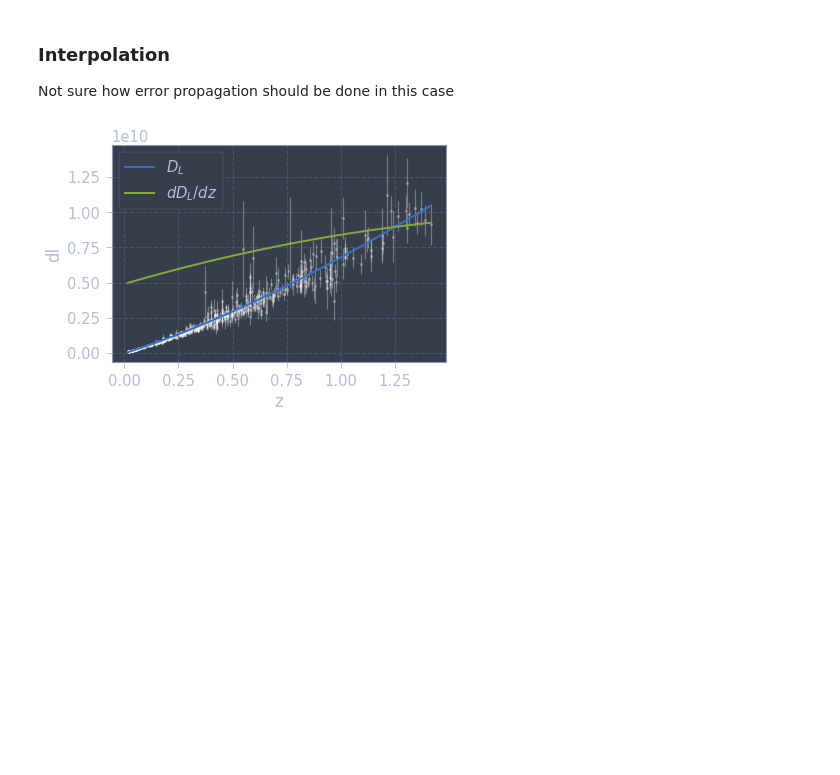
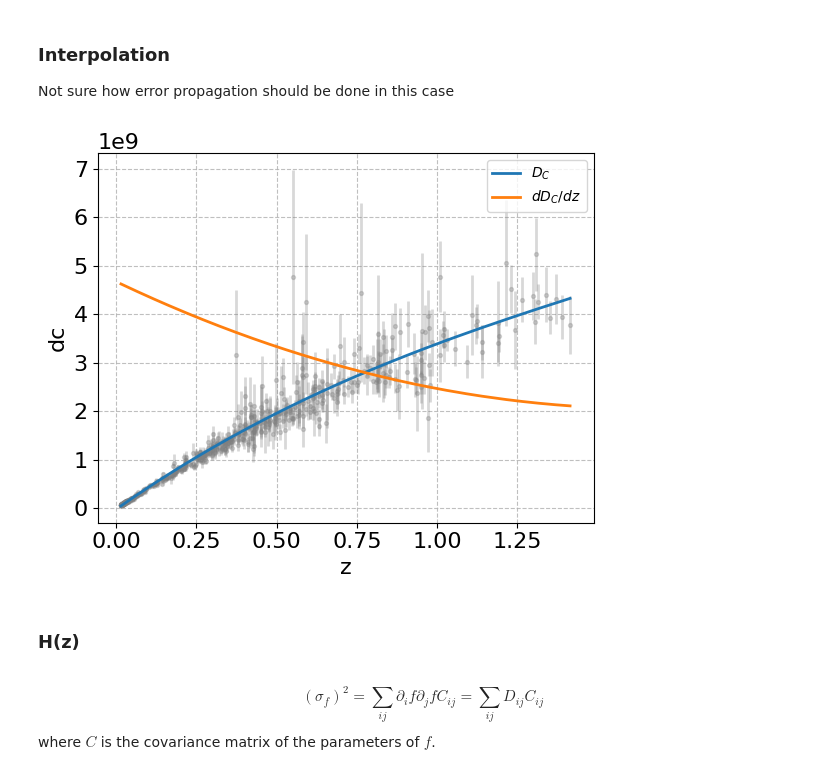
Before and after one commit to modw/isw-from-h, a Jupyter notebook: Getting H(z) from Union catalog.ipynb, the cells around one changed output. Cells and saved outputs as stored; diff of their text form; code cells hidden in the pictures; blank space fills up the shorter version.

```diff
--- a/Getting H(z) from Union catalog.ipynb
+++ b/Getting H(z) from Union catalog.ipynb
@@ -18,6 +17,11 @@ import scipy.optimize as opt
 import scipy.interpolate as itp
 
 %matplotlib inline
+# %%
+# plot style
+import jupyterthemes.jtplot as jtplot
+jtplot.reset()
+plt.style.use('paper')
 # %%
 # reading data and assigning to a pandas dataframe
 # name, redshift, distance modulus, distance modulus error
@@ -108,20 +145,22 @@ Not sure how error propagation should be done in this case
 # %%
 # x and y values to interpolate over
 x = udf.z.values
-y = udf.dl.values/udf.dl.max() #normalizing to facilitate smoothing
+y = udf.dc.values/udf.dc.max() #normalizing to facilitate smoothing
 # %%
 # fitting cubic spline, 's' is the smoothing parameter
 spl = itp.UnivariateSpline(x,y,k=3,s=10)
 # rescaling back
-def dl_spl(x,i=0):
-    return spl(x,i)*udf.dl.max()
+def dc_spl(x,i=0):
+    return spl(x,i)*udf.dc.max()
 
 #plotting
-udf.plot.scatter(x='z',y='dl',yerr='dl_err',c='white',alpha=0.3,s=8);
-plt.plot(x,dl_spl(x),lw=2, label=r"$D_L$")
-plt.plot(x,dl_spl(x,1),lw=2, label=r"$d D_L/dz$")
+udf.plot.scatter(x='z',y='dc',yerr='dc_err',c='Gray',alpha=0.3,s=8);
+plt.plot(x,dc_spl(x),lw=2, label=r"$D_C$")
+plt.plot(x,dc_spl(x,1),lw=2, label=r"$d D_C/dz$")
 
 plt.legend()
 plt.show()
 # %% [output]
-[figure, old version]
+[figure, new version]
+# %% [markdown]
+### H(z)
@@ -127,0 +177,3 @@ plt.show()
+# %% [markdown]
+$$(\sigma_f)^2 = \sum_{ij} \partial_i f \partial_j f C_{ij} = \sum_{ij} D_{ij} C_{ij}$$
+where $C$ is the covariance matrix of the parameters of $f$.
```
Also changed, not shown: parts of 20 cells of this notebook.
